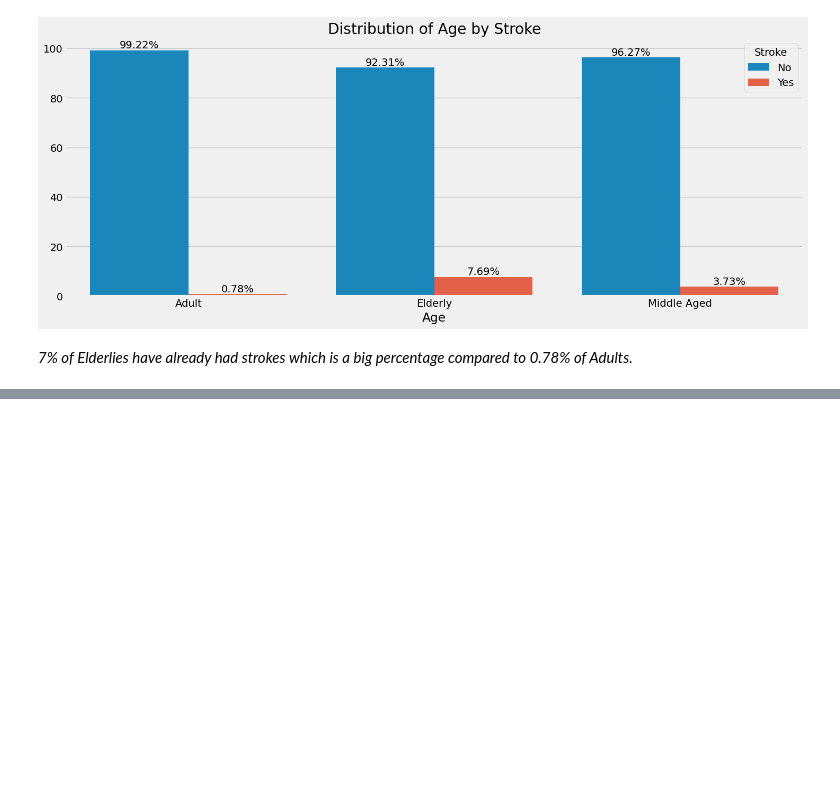
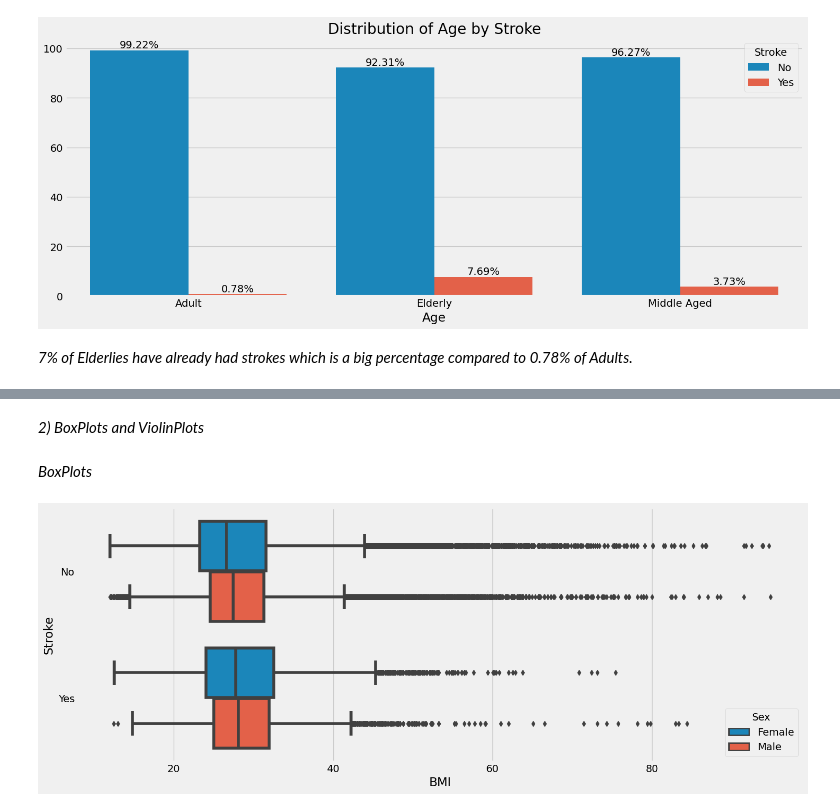
Before and after one commit to adrianjuliusaluoch/Heart_Disease_Classification, a Jupyter notebook: heart_disease_classification.ipynb, the cells around one changed output, grey strips where cells are left out. Saved outputs shown, nothing was run; the diff lists cells and outputs as text; code cells hidden in the pictures; blank space fills up the shorter version.

```diff
--- a/heart_disease_classification.ipynb
+++ b/heart_disease_classification.ipynb
@@ -474,0 +541,10 @@ plt.show()
+# %% [markdown]
+*2) BoxPlots and ViolinPlots*
+# %% [markdown]
+*BoxPlots*
+# %%
+plt.figure(figsize=(16,6))
+sns.boxplot(x=data['BMI'],y=data['Stroke'],hue=data['Sex'])
+plt.show()
+# %% [output]
+[figure, added]
```
Also changed, not shown: parts of 27 cells of this notebook.
